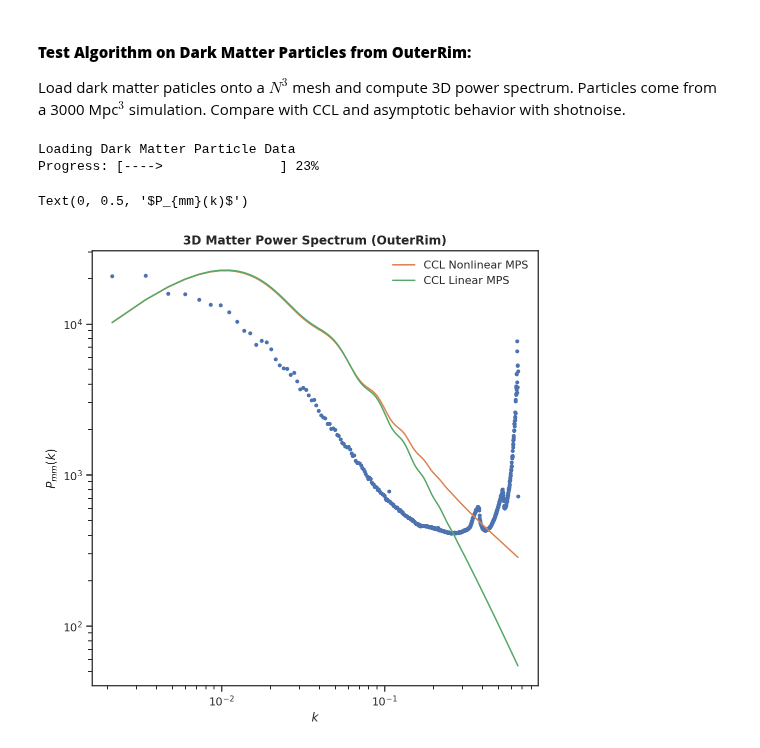
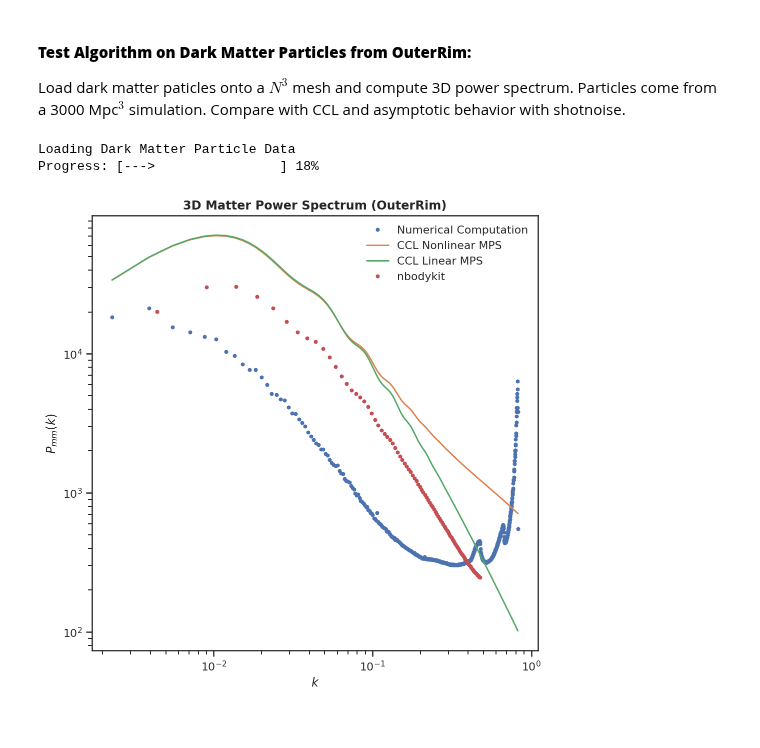
Before and after one commit to LSSTDESC/DC2-analysis, a Jupyter notebook: contributed/nonlinear_bias/power_3D_test.ipynb, the cells around one changed output. Saved outputs shown, nothing was run; the diff lists cells and outputs as text; code cells hidden in the pictures.

Commit message:
3D power computation on uniform and DM particle data

```diff
--- a/contributed/nonlinear_bias/power_3D_test.ipynb
+++ b/contributed/nonlinear_bias/power_3D_test.ipynb
@@ -260,7 +271,7 @@ def progress_bar(cur_val, final_val):
 
 # Load dark matter particle data from first file
 print("Loading Dark Matter Particle Data")
-N = 512
+N = 640
 
 dm_grid = load_dark_matter_positions(dark_matter_file+"#0", N)
 
@@ -277,33 +288,40 @@ sys.stdout.flush()  # Clears output to prevent writing over progress bar
 print("")
 # %% [output]
 Loading Dark Matter Particle Data
-Progress: [---->               ] 23%
+Progress: [--->                ] 18%
+# %%
+# Compute then average power spectrum
+box_size = 3000*100/H0
+
+k, p_k = calculate_auto_pow_spec_3D(dm_grid, box_size*np.ones(3))
+k, p_k, n = average_pow_spec(k, p_k, 512)
+
+# Compute using nbodykit
+rho = np.sum(dm_grid)/N**3
+delta_dm =1/rho*(dm_grid-rho*np.ones_like(dm_grid))
+mesh = ArrayMesh(delta_dm, BoxSize=box_size)
+
+r_3d = FFTPower(mesh, mode='1d', dk=0.005, kmin=0.001)
+P3D = r_3d.power
+
+# Compute CCL MPS
+P_lin = pyccl.linear_matter_power(COSMO_CCL, k, COSMO.scale_factor(Z_RED_SHIFT))
+P_non_lin = pyccl.nonlin_matter_power(COSMO_CCL, k, COSMO.scale_factor(Z_RED_SHIFT))
 # %%
-# Compute then average power spectrum
-box_size = 3000*100/H0
-
-k, p_k = calculate_auto_pow_spec_3D(dm_grid, box_size*np.ones(3))
-k, p_k, n = average_pow_spec(k, p_k, 512)
-
-# Calculate associated CCL non-linear/linear mps
-P_lin = 1/(np.pi)*pyccl.linear_matter_power(COSMO_CCL, k, COSMO.scale_factor(Z_RED_SHIFT))
-P_non_lin = 1/(np.pi)*pyccl.nonlin_matter_power(COSMO_CCL, k, COSMO.scale_factor(Z_RED_SHIFT))
-
-
-# Plot Results
+# Plot results
 
 plt.figure(figsize=(8,8))
 
-plt.plot(k, p_k, '.')
+plt.plot(k, p_k, '.', label="Numerical Computation")
 plt.plot(k, P_non_lin, label="CCL Nonlinear MPS")
 plt.plot(k, P_lin, label="CCL Linear MPS")
+plt.plot(P3D['k'], P3D['power'].real, '.', label="nbodykit")
 plt.legend(frameon=False)
 plt.xscale("log")
 plt.yscale("log")
 
 plt.title("3D Matter Power Spectrum (OuterRim)", fontweight="bold")
 plt.xlabel(r"$k$")
 plt.ylabel(r"$P_{mm}(k)$")
 # %% [output]
-Text(0, 0.5, '$P_{mm}(k)$')
-[figure, old version]
+[figure, new version]
```
Also changed, not shown: parts of 5 cells of this notebook.
